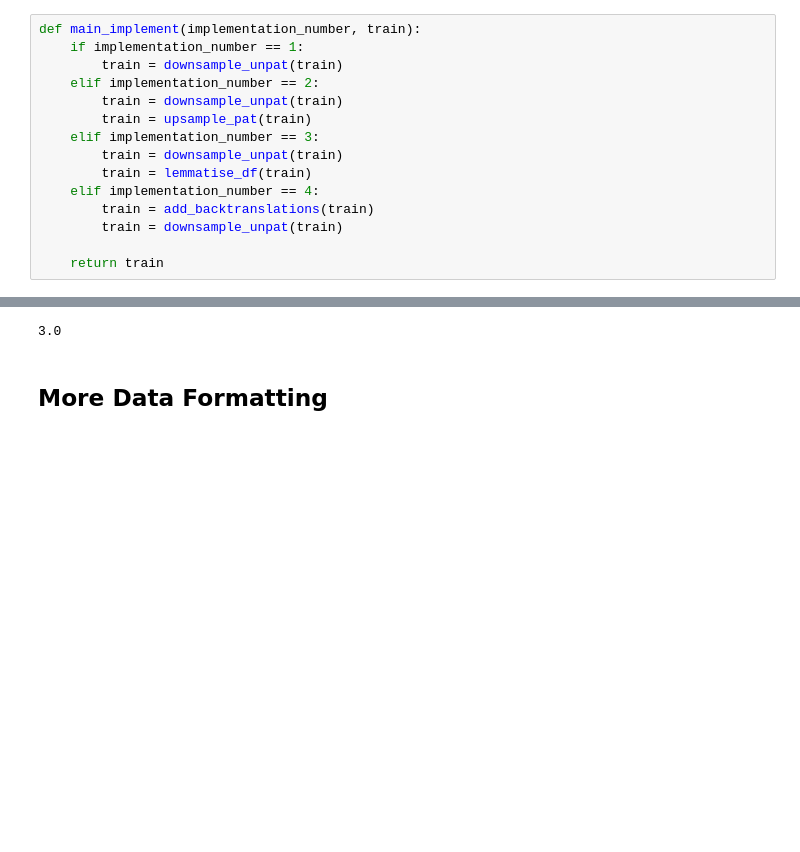
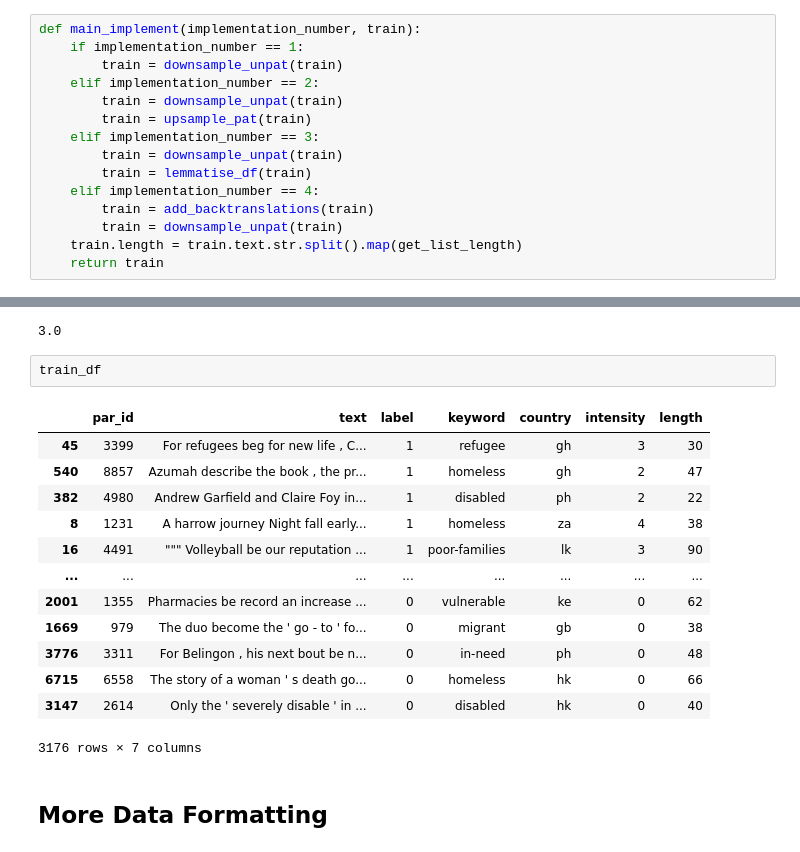
Before and after one commit to Loumstar/Improving-RoBERTa, a Jupyter notebook: main_model.ipynb, the cells around one changed output, grey strips where cells are left out. Saved outputs shown, nothing was run; the diff lists cells and outputs as text; blank space fills up the shorter version.

```diff
--- a/main_model.ipynb
+++ b/main_model.ipynb
@@ -239,5 +239,5 @@ def main_implement(implementation_number, train):
     elif implementation_number == 4:
         train = add_backtranslations(train)
         train = downsample_unpat(train)
-
+    train.length = train.text.str.split().map(get_list_length)
     return train
@@ -397,6 +397,22 @@ train_df = main_implement(3, train_df)
 print(get_label_ratio(train_df))
 # %% [output]
 3.0
+# %%
+train_df
+# %% [output]
+|  | par_id | text | label | keyword | country | intensity | length |
+| 45 | 3399 | For refugees beg for new life , C... | 1 | refugee | gh | 3 | 30 |
+| 540 | 8857 | Azumah describe the book , the pr... | 1 | homeless | gh | 2 | 47 |
+| 382 | 4980 | Andrew Garfield and Claire Foy in... | 1 | disabled | ph | 2 | 22 |
+| 8 | 1231 | A harrow journey Night fall early... | 1 | homeless | za | 4 | 38 |
+| 16 | 4491 | """ Volleyball be our reputation ... | 1 | poor-families | lk | 3 | 90 |
+| ... | ... | ... | ... | ... | ... | ... | ... |
+| 2001 | 1355 | Pharmacies be record an increase ... | 0 | vulnerable | ke | 0 | 62 |
+| 1669 | 979 | The duo become the ' go - to ' fo... | 0 | migrant | gb | 0 | 38 |
+| 3776 | 3311 | For Belingon , his next bout be n... | 0 | in-need | ph | 0 | 48 |
+| 6715 | 6558 | The story of a woman ' s death go... | 0 | homeless | hk | 0 | 66 |
+| 3147 | 2614 | Only the ' severely disable ' in ... | 0 | disabled | hk | 0 | 40 |
+3176 rows × 7 columns
 # %% [markdown]
 ## More Data Formatting
 # %% [markdown]
```
Also changed, not shown: parts of 8 cells of this notebook.
